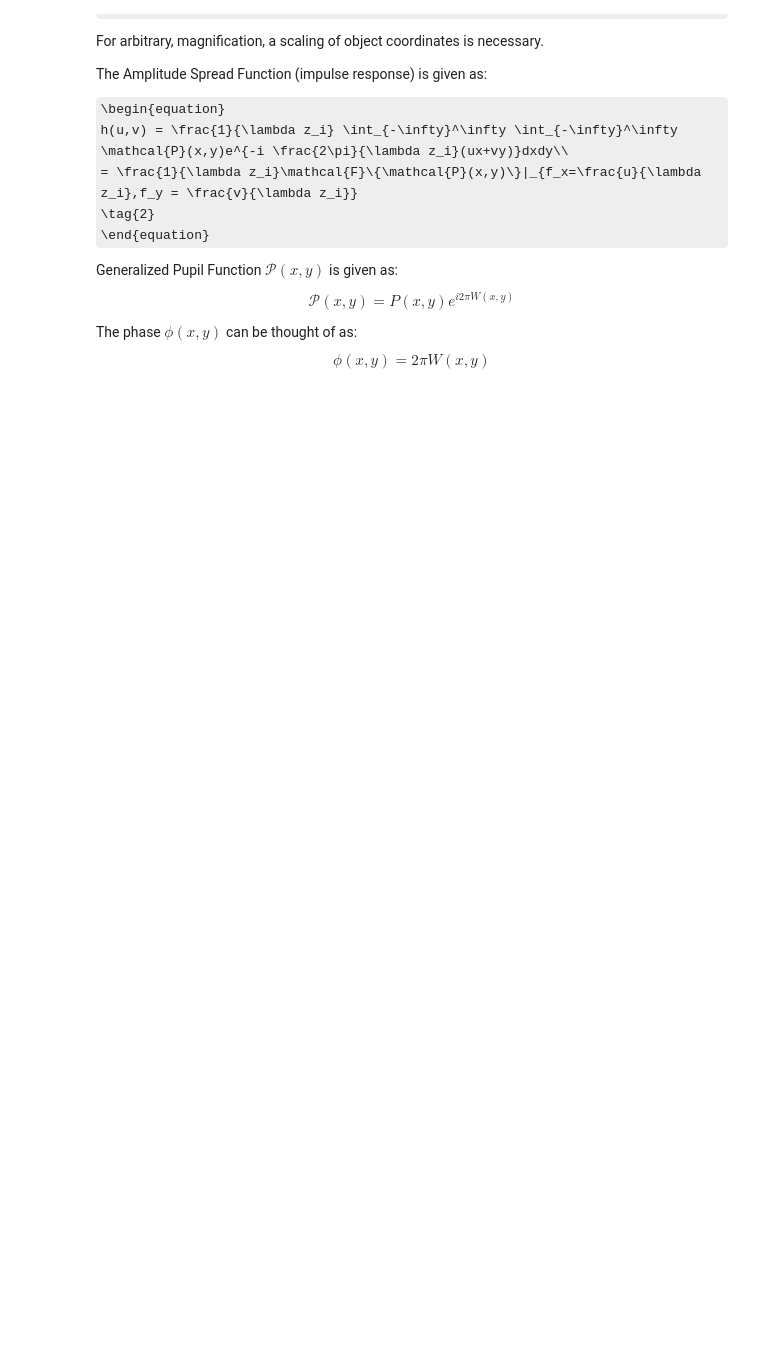
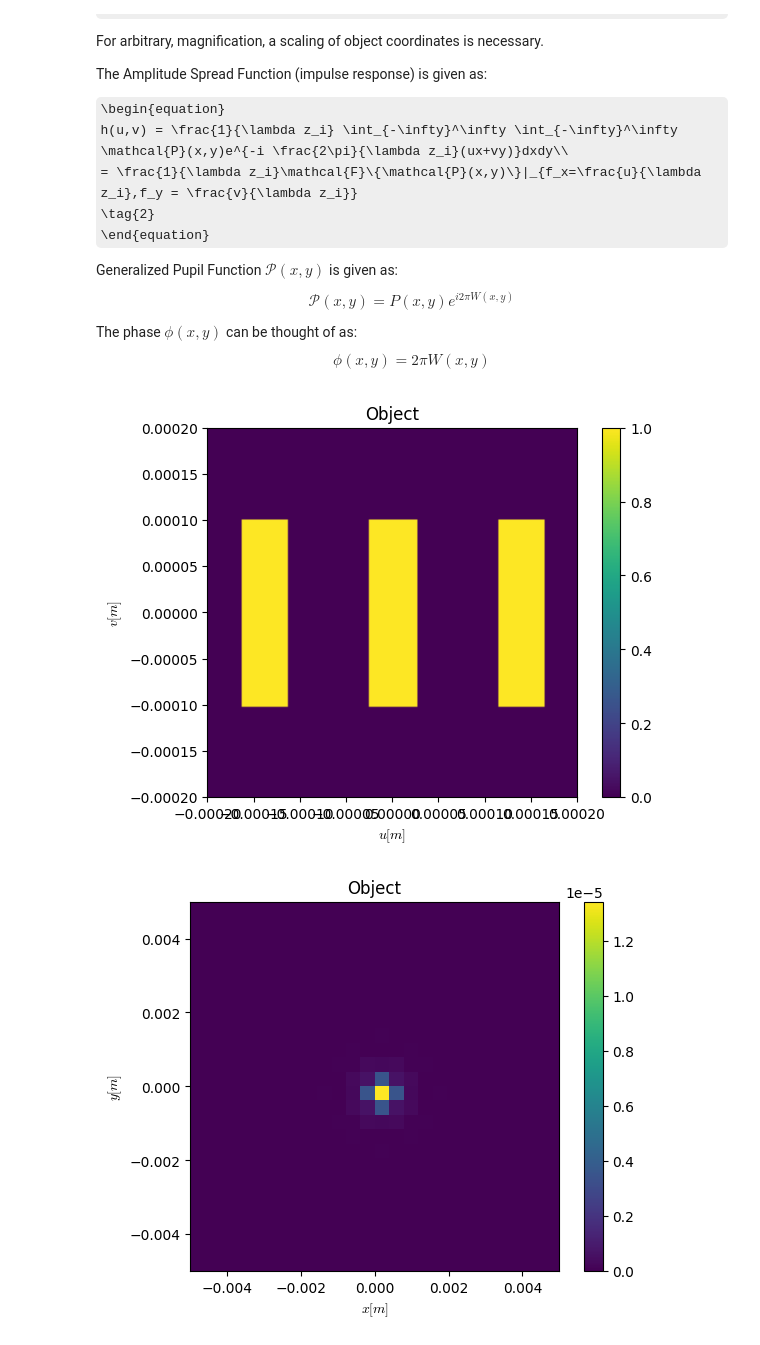
Before and after one commit to Liam-Mai00/Numerical-Simulation-of-Optical-Propagation, a Jupyter notebook: demo/demo_coherent_imaging.ipynb, the cells around one changed output. Saved outputs shown, nothing was run; the diff lists cells and outputs as text; code cells hidden in the pictures; some formulas as TeX source; blank space fills up the shorter version.

```diff
--- a/demo/demo_coherent_imaging.ipynb
+++ b/demo/demo_coherent_imaging.ipynb
@@ -44,24 +44,60 @@ $$
 # %%
 import numpy as np
 import matplotlib.pyplot as plt
-from optprop.ft_functions import ft2
-from optprop.aperture_functions import circ
+from optprop.ft_functions import ft2, myconv2
+from optprop.aperture_functions import circ, rect
 from optprop.zernike import zernike
 from optprop.transforms import cart2pol
 
 N = 256
 L = 0.1
 D = 0.07
 delta = L/N
 z = 0.25
 wvl = 1e-6
 
 x = np.arange(-N/2,N/2,1) * delta
 x,y = np.meshgrid(x,x)  # Assuming Square Grid
 r,theta = cart2pol(x,y)
 W = 0.05 * zernike(4,2*r/D,theta)
 P = circ(x,y,D) * np.exp(1j*2*np.pi*W)
 h = ft2(P,delta)
 delta_u = (wvl*z)/(N*delta)
 u = np.arange(-N/2,N/2,1) * delta_u
 u,v = np.meshgrid(u,u)  # Assuming Square Grid
+obj = (rect((u-1.4e-4)/5e-5) + rect(u/5e-5) + rect((u+1.4e-4)/5e-5)) * rect(v/2e-4)
+img = myconv2(obj,h,1)
+Lu = N * delta_u   # Spacial extent of (u,v)
+
+fig,ax = plt.subplots()
+im = ax.imshow(obj,extent=[-Lu/2,Lu/2,-Lu/2,Lu/2])
+fig.colorbar(im)
+ax.set_xlabel(r"$u[m]$",math_fontfamily='cm')
+ax.set_ylabel(r"$v[m]$",math_fontfamily='cm')
+ax.set_xlim(-0.2e-3,0.2e-3)
+ax.set_ylim(-0.2e-3,0.2e-3)
+ax.set_title("Object")
+
+# Amplitude Spread Function Plot
+fig,ax = plt.subplots()
+im = ax.imshow(np.abs(h)**2,extent=[-L/2,L/2,-L/2,L/2]) # Extent for h could be incorrect
+fig.colorbar(im)
+ax.set_xlabel(r"$x[m]$",math_fontfamily='cm')
+ax.set_ylabel(r"$y[m]$",math_fontfamily='cm')
+ax.set_xlim(-0.005,0.005)
+ax.set_ylim(-0.005,0.005)
+ax.set_title("Object")
+
+fig,ax = plt.subplots()
+im = ax.imshow(np.abs(img)**2,extent=[-Lu/2,Lu/2,-Lu/2,Lu/2])  # Assuming Square Grid
+fig.colorbar(im)
+ax.set_xlabel(r"$u[m]$",math_fontfamily='cm')
+ax.set_ylabel(r"$v[m]$",math_fontfamily='cm')
+ax.set_xlim(-0.2e-3,0.2e-3) # Set limits
+ax.set_ylim(-0.2e-3,0.2e-3)
+ax.set_title("Image Irradiance")
+
+plt.show()
+# %% [output]
+[figure, added]
+[figure, added]
```
Also changed, not shown: parts of 1 cell of this notebook, 1 other file.
